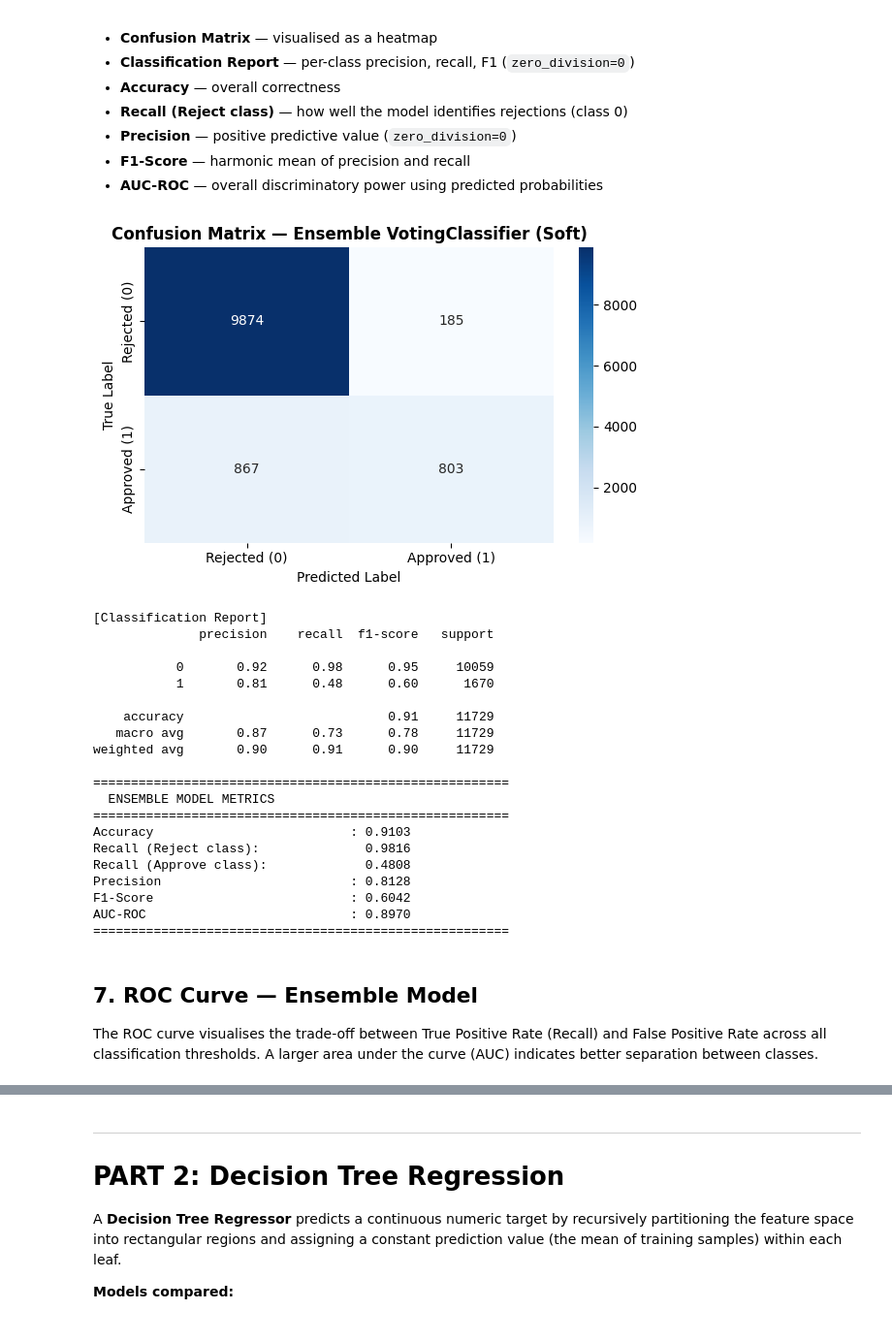
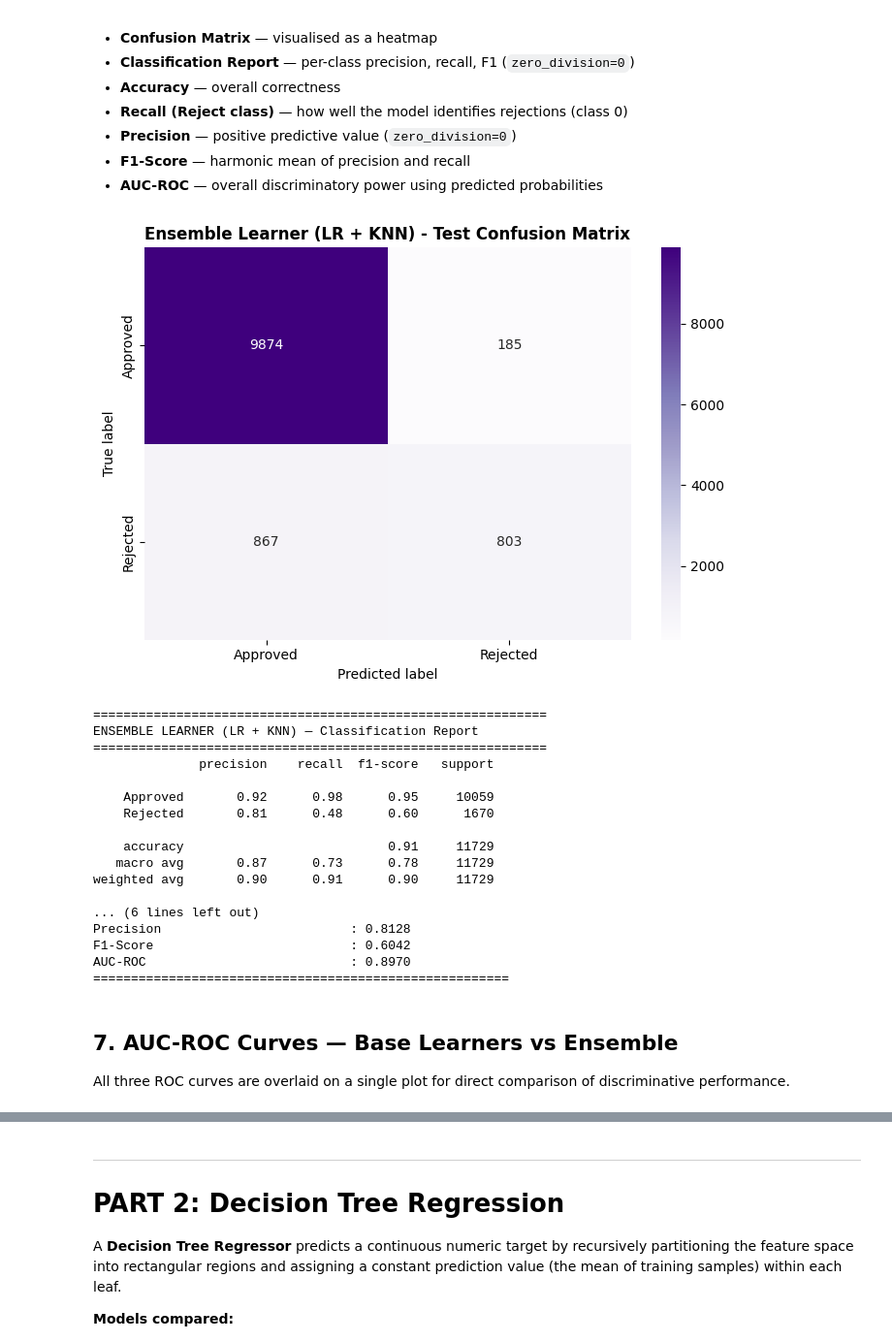
Before and after one commit to vinukaw/Machine-Learning-CW-New, a Jupyter notebook: Final Python notebook 3 .ipynb, the cells around one changed output, grey strips where cells are left out. Shown at 97% size. Saved outputs shown, nothing was run; the diff lists cells and outputs as text; code cells hidden in the pictures.

```diff
--- a/ensemble_and_regression.ipynb
+++ b/Final Python notebook 3 .ipynb
@@ -252,26 +418,26 @@ y_proba = voting_clf.predict_proba(X_test)[:, 1]
 cm = confusion_matrix(y_test, y_pred)
 
 # Create a matplotlib figure for the confusion matrix heatmap
-plt.figure(figsize=(6, 4))
+plt.figure(figsize=(7, 5))
 
 # Draw the annotated heatmap with class labels
 sns.heatmap(
     cm,
     annot=True,
     fmt='d',
-    cmap='Blues',
-    xticklabels=['Rejected (0)', 'Approved (1)'],
-    yticklabels=['Rejected (0)', 'Approved (1)']
+    cmap='Purples',
+    xticklabels=['Approved', 'Rejected'],
+    yticklabels=['Approved', 'Rejected']
 )
 
 # Set the title of the confusion matrix plot
-plt.title('Confusion Matrix — Ensemble VotingClassifier (Soft)', fontsize=12, fontweight='bold')
+plt.title('Ensemble Learner (LR + KNN) - Test Confusion Matrix', fontsize=12, fontweight='bold')
 
 # Label the x-axis
-plt.xlabel('Predicted Label', fontsize=10)
+plt.xlabel('Predicted label', fontsize=10)
 
 # Label the y-axis
-plt.ylabel('True Label', fontsize=10)
+plt.ylabel('True label', fontsize=10)
 
 # Apply tight layout to prevent label clipping
 plt.tight_layout()
@@ -281,12 +447,17 @@ plt.show()
 
 # ── Classification Report ─────────────────────────────────────────────────
 
-# Print a section header for the classification report
-print("\n[Classification Report]")
+# Print a formatted header for the ensemble classification report
+print("\n" + "=" * 60)
+print("ENSEMBLE LEARNER (LR + KNN) — Classification Report")
+print("=" * 60)
 
-# Print precision, recall, F1, support for each class
-# zero_division=0 prevents division-by-zero on empty prediction sets
-print(classification_report(y_test, y_pred, zero_division=0))
+# Print precision, recall, F1, support with Approved/Rejected labels
+print(classification_report(
+    y_test, y_pred,
+    target_names=['Approved', 'Rejected'],
+    zero_division=0
+))
 
 # ── Individual Metrics ────────────────────────────────────────────────────
 
@@ -308,56 +479,53 @@ f1 = f1_score(y_test, y_pred, zero_division=0)
 
 # Compute AUC-ROC using predicted probabilities for the positive class
 auc = roc_auc_score(y_test, y_proba)
 
 # Print a summary metrics header
 print("=" * 55)
 print("  ENSEMBLE MODEL METRICS")
 print("=" * 55)
 
 # Print overall accuracy
 print(f"Accuracy                          : {acc:.4f}")
 
 # Print recall for the reject class clearly labelled
 print(f"Recall (Reject class):              {rec_reject:.4f}")
 
 # Print recall for the approved class for context
 print(f"Recall (Approve class):             {rec_approve:.4f}")
 
 # Print precision for the positive class
 print(f"Precision                         : {prec:.4f}")
 
 # Print F1-score for the positive class
 print(f"F1-Score                          : {f1:.4f}")
 
 # Print AUC-ROC in the required format
 print(f"AUC-ROC                           : {auc:.4f}")
 
 # Print closing separator
 print("=" * 55)
 # %% [output]
-[figure, old version]
+[figure, new version]
-[Classification Report]
+============================================================
+ENSEMBLE LEARNER (LR + KNN) — Classification Report
+============================================================
               precision    recall  f1-score   support
 
-           0       0.92      0.98      0.95     10059
-           1       0.81      0.48      0.60      1670
+    Approved       0.92      0.98      0.95     10059
+    Rejected       0.81      0.48      0.60      1670
 
     accuracy                           0.91     11729
    macro avg       0.87      0.73      0.78     11729
 weighted avg       0.90      0.91      0.90     11729
 
-=======================================================
-  ENSEMBLE MODEL METRICS
-=======================================================
-Accuracy                          : 0.9103
-Recall (Reject class):              0.9816
-Recall (Approve class):             0.4808
+... (6 lines left out)
 Precision                         : 0.8128
 F1-Score                          : 0.6042
 AUC-ROC                           : 0.8970
 =======================================================
-# %% [markdown]
-## 7. ROC Curve — Ensemble Model
-
-The ROC curve visualises the trade-off between True Positive Rate (Recall) and False Positive Rate across all classification thresholds. A larger area under the curve (AUC) indicates better separation between classes.
+# %% [markdown]
+## 7. AUC-ROC Curves — Base Learners vs Ensemble
+
+All three ROC curves are overlaid on a single plot for direct comparison of discriminative performance.
 # %%
```
Also changed, not shown: parts of 22 cells of this notebook, 2 other files.
